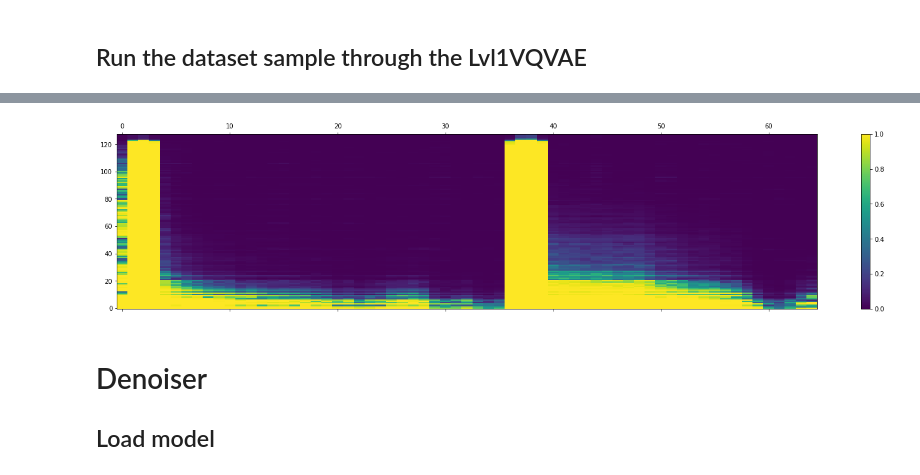
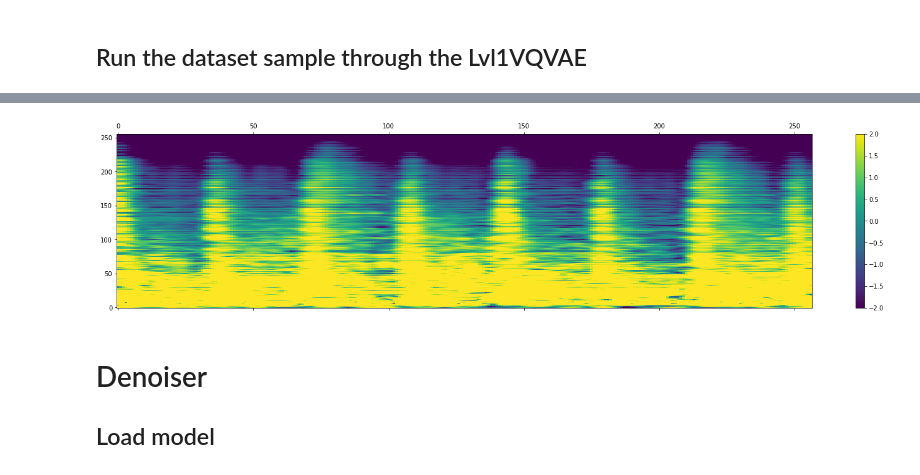
Before and after one commit to VovaTch/Infected_hdiff, a Jupyter notebook: test_lvl1_vqvae.ipynb, the cells around one changed output, grey strips where cells are left out. Cells and saved outputs as stored; diff of their text form; code cells hidden in the pictures.

```diff
--- a/test_lvl1_vqvae.ipynb
+++ b/test_lvl1_vqvae.ipynb
@@ -17,7 +18,7 @@ from utils.other import load_cfg_dict
 # %% [markdown]
 ## Load configuration file and add the weights path
 # %%
-config_path = "config/lvl1_config.yaml"
+config_path = "config/lvl1_trans_config.yaml"
 #weights_path = "model_weights/lvl1_vqvae.ckpt"
 weights_path = "model_best.ckpt"
 cfg = load_cfg_dict(config_path)
@@ -25,13 +26,13 @@ device = 'cuda' if torch.cuda.is_available() else 'cpu'
 # %% [markdown]
 ## Define Mel Spectrogram, and other spectrograms
 # %%
-n_mels = 128
-mel_spec_new = torchaudio.transforms.MelSpectrogram(n_fft=2048, hop_length=512, n_mels=n_mels, f_min=20,
+n_mels = 256
+mel_spec_new = torchaudio.transforms.MelSpectrogram(n_fft=2048, hop_length=128, n_mels=n_mels, f_min=20,
                                                     pad_mode='reflect', power=2.0, norm= "slaney", mel_scale= "htk").to(device)
 # %% [markdown]
 ## Load the model
 # %%
-model = MultiLvlVQVariationalAutoEncoder(**cfg)
+model = TransformerVQVAE(**cfg)
 model = model.load_from_checkpoint(weights_path, **cfg, strict=False).to(device=device)
 model.eval()
 # %% [output]
@@ -87,7 +88,7 @@ def wavPlayer(filepath):
 # %% [markdown]
 ## Create a weight matrix
 # %%
-lin_vector = torch.linspace(1, 1, n_mels)
+lin_vector = torch.linspace(0.5, 2, n_mels)
 eye_mat = torch.diag(lin_vector).to(device)
 # %%
 dataset = MP3SliceDataset(preload=True)
@@ -136,11 +137,11 @@ IPython.display.Audio(filename="sample_out.mp3")
 # %%
 mel_spec = mel_spec_new(music_sample_rec[0, ...])
 plt.figure(figsize=(25, 5))
-plt.matshow(torch.tanh(eye_mat @ mel_spec).cpu().detach().numpy(), origin='lower', fignum=1, aspect='auto', vmin=0, vmax=1)
+plt.matshow(torch.log(eye_mat @ mel_spec).cpu().detach().numpy(), origin='lower', fignum=1, aspect='auto', vmin=-2, vmax=2)
 plt.colorbar()
 plt.show()
 # %% [output]
-[figure, old version]
+[figure, new version]
 # %% [markdown]
 # Denoiser
 
```
Also changed, not shown: parts of 10 cells of this notebook, 6 other files.
